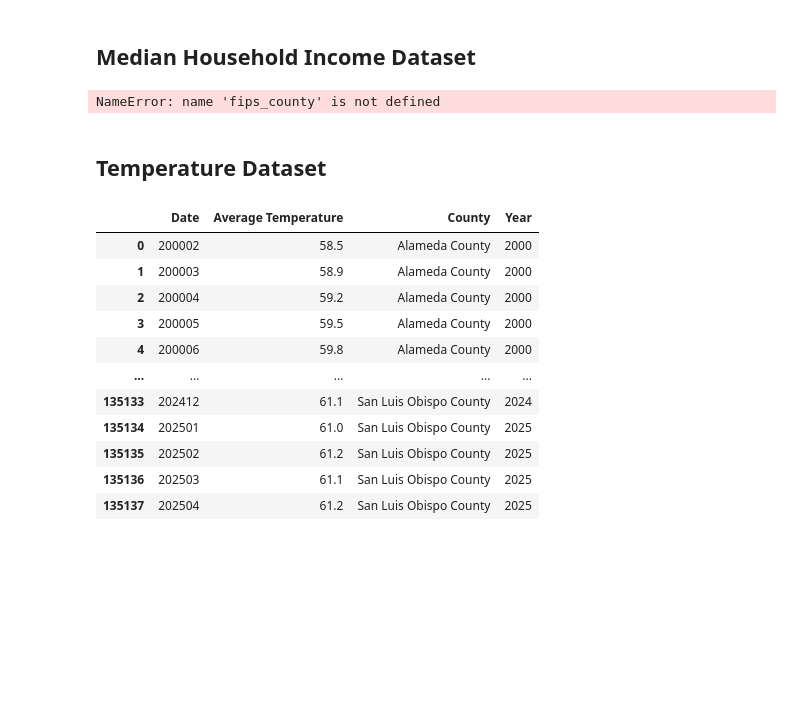
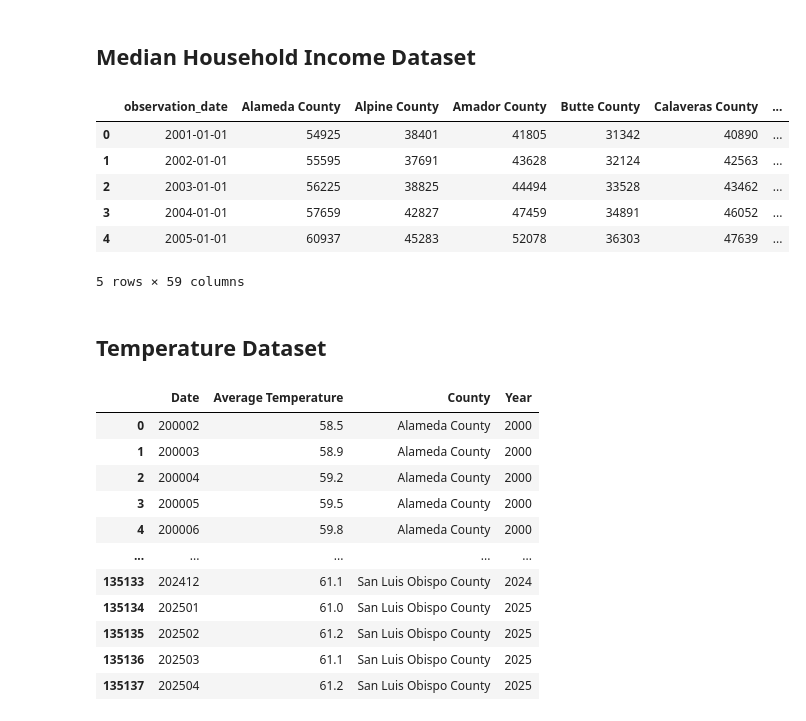
Before and after one commit to richardlaoo/Group131_DS_Analysis, a Jupyter notebook: EDACheckpoint_Group131_SP25.ipynb, the cells around one changed output. Drawn from its saved outputs; the diff is of its cells as text; code cells hidden in the pictures; blank space fills up the shorter version.

```diff
--- a/EDACheckpoint_Group131_SP25.ipynb
+++ b/EDACheckpoint_Group131_SP25.ipynb
@@ -330,16 +347,23 @@ ModuleNotFoundError: No module named 'requests'
 # %%
 #load median income dataset, convert columns to county fip code
 medianinc_ca = pd.read_csv('./Datasets/GDP & Income Data/median-income-county-ca.csv')
 medianinc_ca.columns = [col.replace('A052NCEN', '') if col.startswith('MHICA') else col for col in medianinc_ca.columns]
 medianinc_ca.columns = [int(col.replace('MHICA', '')) if col.startswith('MHICA') else col for col in medianinc_ca.columns]
 
 #replace fip codes in median income dataset with county names
 medianinc_ca.rename(columns=fips_county, inplace=True)
 
 #units (USD, Not Seasonally Adjusted)
 medianinc_ca.attrs['units'] = 'USD, Unadjusted for inflation'
+medianinc_ca.head()
 # %% [output]
+|  | observation_date | Alameda County | Alpine County | Amador County | Butte County | Calaveras County | ... |
+| 0 | 2001-01-01 | 54925 | 38401 | 41805 | 31342 | 40890 | ... |
+| 1 | 2002-01-01 | 55595 | 37691 | 43628 | 32124 | 42563 | ... |
+| 2 | 2003-01-01 | 56225 | 38825 | 44494 | 33528 | 43462 | ... |
+| 3 | 2004-01-01 | 57659 | 42827 | 47459 | 34891 | 46052 | ... |
+| 4 | 2005-01-01 | 60937 | 45283 | 52078 | 36303 | 47639 | ... |
-NameError: name 'fips_county' is not defined
+5 rows × 59 columns
 # %% [markdown]
 ## Temperature Dataset
 # %%
```
Also changed, not shown: parts of 1 cell of this notebook.
